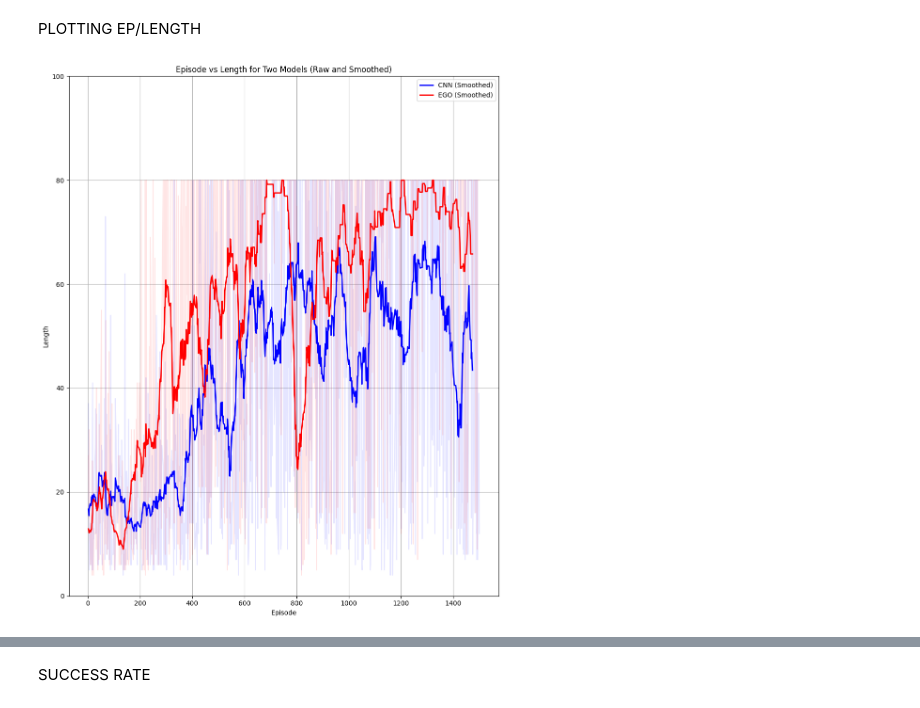
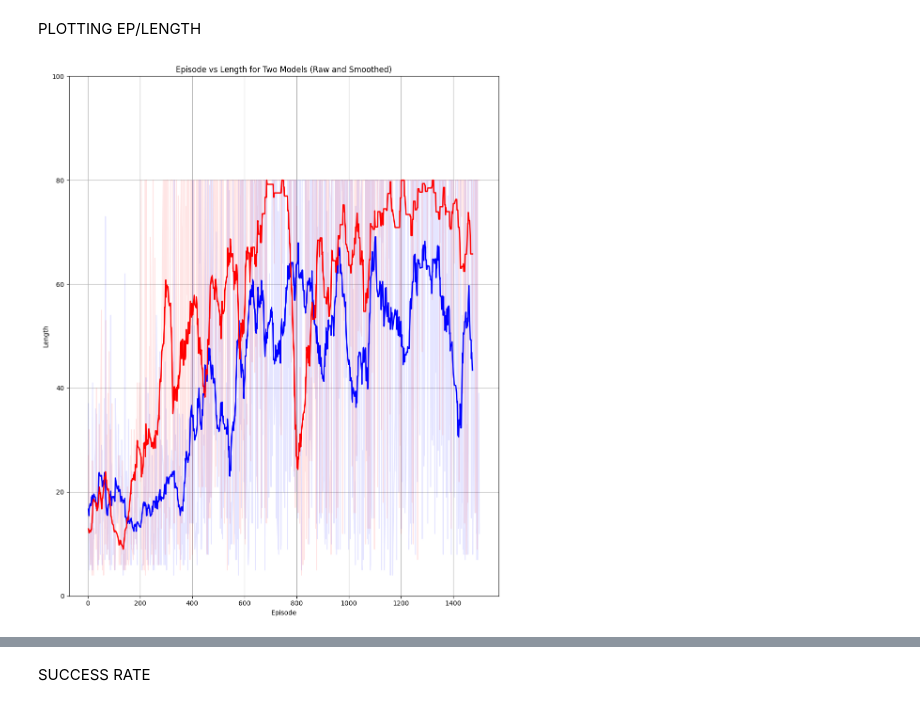
Before and after one commit to Freelancer-cmd/Catastrophic-forgetting-RL, a Jupyter notebook: analysis.ipynb, the cells around one changed output, grey strips where cells are left out. Saved outputs shown, nothing was run; the diff lists cells and outputs as text; code cells hidden in the pictures.

```diff
--- a/analysis.ipynb
+++ b/analysis.ipynb
@@ -12,8 +12,8 @@ import matplotlib.pyplot as plt
 import numpy as np
 
 # Load CSV files (replace 'file1.csv' and 'file2.csv' with your actual file names)
-df1_length = pd.read_csv('cnnmorelayers_length.csv')  # CSV of episode lengths for CNN
-df2_length = pd.read_csv('egolength.csv')  # CSV of episode lengths for EGO
+df1_length = pd.read_csv('Results/CNN_ep_length.csv')  # CSV of episode lengths for CNN
+df2_length = pd.read_csv('Results/EGO_ep_length.csv')  # CSV of episode lengths for EGO
 
 # Extract the 'step' and 'value' columns for episode length data
 step1_length = df1_length['Step']
@@ -29,32 +29,32 @@ def moving_average(data, window_size=20):  # Increased window size to 20 for mor
 
 # Apply smoothing to the 'value' data for lengths
 smoothed_value1_length = moving_average(value1_length, window_size=20)  # Stronger smoothing for CNN length
 smoothed_value2_length = moving_average(value2_length, window_size=20)  # Stronger smoothing for EGO length
 
 # Apply the same step values (adjusting for the moving average)
 smoothed_step1_length = step1_length[:len(smoothed_value1_length)]
 smoothed_step2_length = step2_length[:len(smoothed_value2_length)]
 
 
 # Plot the episode length data
 plt.figure(figsize=(10, 12))
 
 # First plot (Episode Lengths)
 plt.plot(step1_length, value1_length, color='blue', alpha=0.1)  # Raw data with more opacity (no label for legend)
 plt.plot(step2_length, value2_length, color='red', alpha=0.1)  # Raw data with more opacity (no label for legend)
 plt.plot(smoothed_step1_length, smoothed_value1_length, label='CNN (Smoothed)', color='blue', linewidth=2)
 plt.plot(smoothed_step2_length, smoothed_value2_length, label='EGO (Smoothed)', color='red', linewidth=2)
 
 # Add labels and title
 plt.xlabel('Episode')
 plt.ylabel('Length')
 plt.ylim(0,100)
 plt.title('Episode vs Length for Two Models (Raw and Smoothed)')
-plt.legend()
+#plt.legend()
 plt.grid(True)
 
 # Show the plot
 plt.tight_layout()
 plt.show()
 # %% [output]
-[figure, old version]
+[figure, new version]
```
Also changed, not shown: parts of 5 cells of this notebook, 5 other files.
